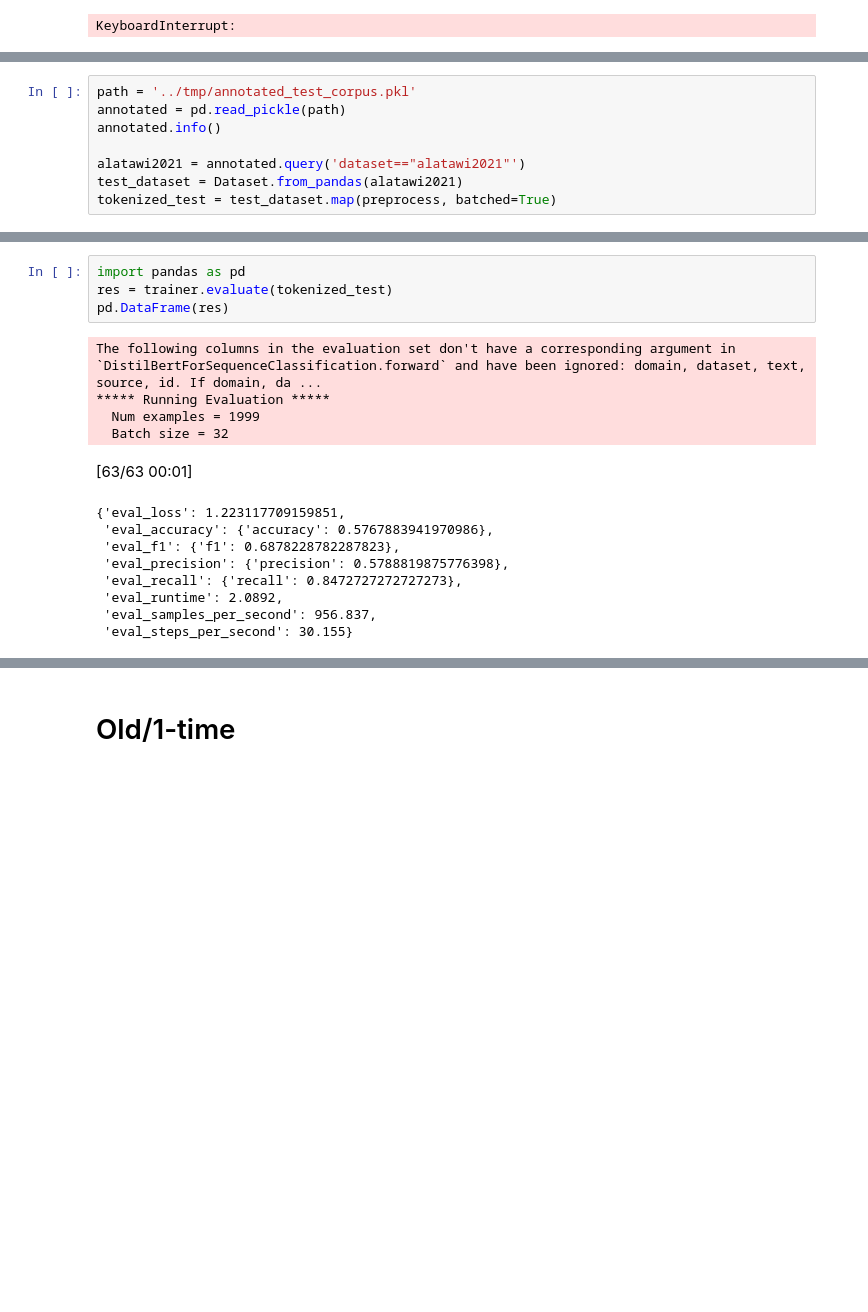
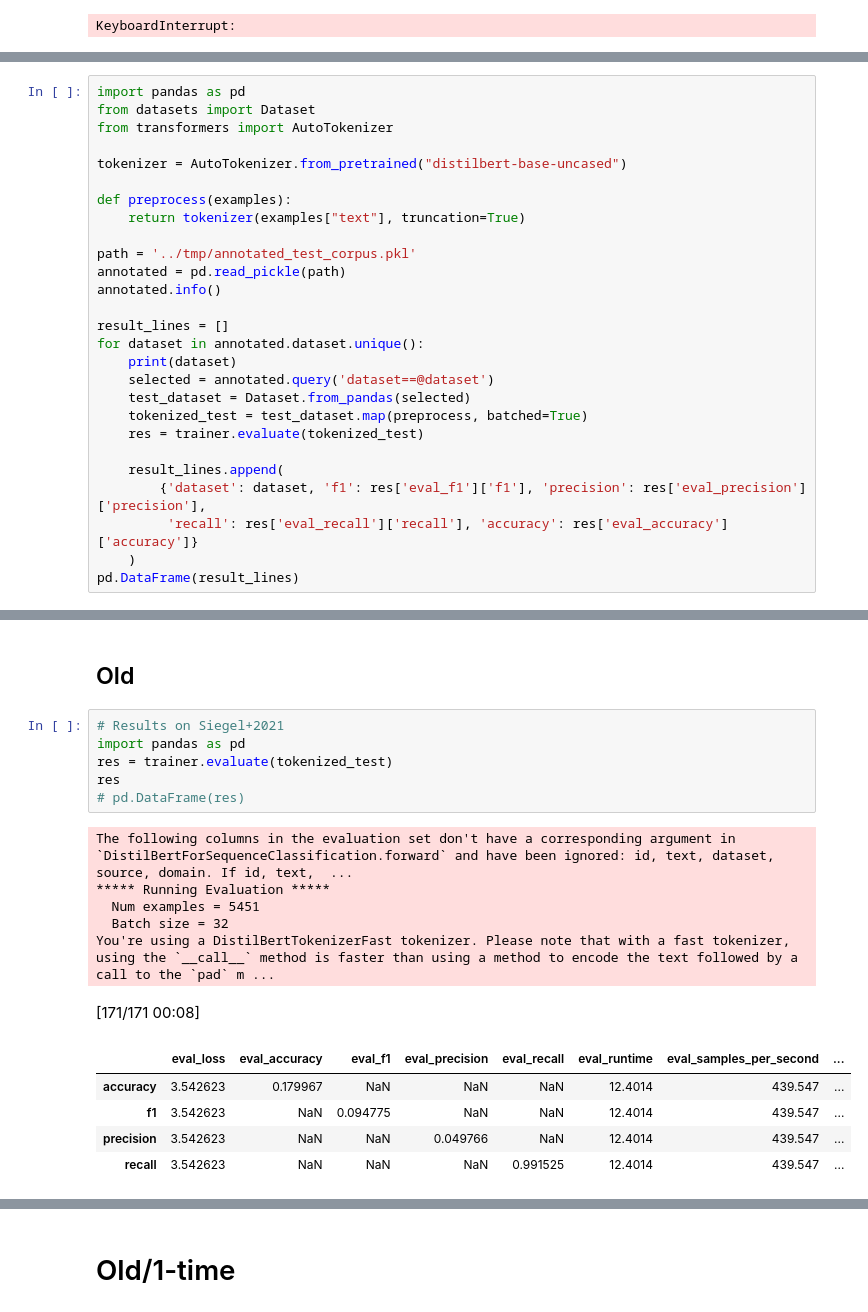
Before and after one commit to michaelmilleryoder/white_supremacist_lang, a Jupyter notebook: jupyter/bert_classifier.ipynb, the cells around one changed output, grey strips where cells are left out. Drawn from its saved outputs; the diff is of its cells as text; blank space fills up the shorter version.

Commit message:
more eval

```diff
--- a/jupyter/bert_classifier.ipynb
+++ b/jupyter/bert_classifier.ipynb
@@ -129,8 +110,0 @@ KeyboardInterrupt:
-# %%
-path = '../tmp/annotated_test_corpus.pkl'
-annotated = pd.read_pickle(path)
-annotated.info()
-
-alatawi2021 = annotated.query('dataset=="alatawi2021"')
-test_dataset = Dataset.from_pandas(alatawi2021)
-tokenized_test = test_dataset.map(preprocess, batched=True)
@@ -149,0 +111,27 @@ memory usage: 93.7+ KB
+# %%
+import pandas as pd
+from datasets import Dataset
+from transformers import AutoTokenizer
+
+tokenizer = AutoTokenizer.from_pretrained("distilbert-base-uncased")
+
+def preprocess(examples):
+    return tokenizer(examples["text"], truncation=True)
+
+path = '../tmp/annotated_test_corpus.pkl'
+annotated = pd.read_pickle(path)
+annotated.info()
+
+result_lines = []
+for dataset in annotated.dataset.unique():
+    print(dataset)
+    selected = annotated.query('dataset==@dataset')
+    test_dataset = Dataset.from_pandas(selected)
+    tokenized_test = test_dataset.map(preprocess, batched=True)
+    res = trainer.evaluate(tokenized_test)
+
+    result_lines.append(
+        {'dataset': dataset, 'f1': res['eval_f1']['f1'], 'precision': res['eval_precision']['precision'],
+         'recall': res['eval_recall']['recall'], 'accuracy': res['eval_accuracy']['accuracy']}
+    )
+pd.DataFrame(result_lines)
@@ -150,18 +231,20 @@ memory usage: 93.7+ KB
+# %% [markdown]
+## Old
 # %%
+# Results on Siegel+2021
 import pandas as pd
 res = trainer.evaluate(tokenized_test)
-pd.DataFrame(res)
+res
+# pd.DataFrame(res)
 # %% [output]
-The following columns in the evaluation set don't have a corresponding argument in `DistilBertForSequenceClassification.forward` and have been ignored: domain, dataset, text, source, id. If domain, da ...
+The following columns in the evaluation set don't have a corresponding argument in `DistilBertForSequenceClassification.forward` and have been ignored: id, text, dataset, source, domain. If id, text,  ...
 ***** Running Evaluation *****
-  Num examples = 1999
+  Num examples = 5451
   Batch size = 32
+You're using a DistilBertTokenizerFast tokenizer. Please note that with a fast tokenizer, using the `__call__` method is faster than using a method to encode the text followed by a call to the `pad` m ...
-[63/63 00:01]
+[171/171 00:08]
-{'eval_loss': 1.223117709159851,
- 'eval_accuracy': {'accuracy': 0.5767883941970986},
- 'eval_f1': {'f1': 0.6878228782287823},
- 'eval_precision': {'precision': 0.5788819875776398},
- 'eval_recall': {'recall': 0.8472727272727273},
- 'eval_runtime': 2.0892,
- 'eval_samples_per_second': 956.837,
- 'eval_steps_per_second': 30.155}
+|  | eval_loss | eval_accuracy | eval_f1 | eval_precision | eval_recall | eval_runtime | eval_samples_per_second | ... |
+| accuracy | 3.542623 | 0.179967 | NaN | NaN | NaN | 12.4014 | 439.547 | ... |
+| f1 | 3.542623 | NaN | 0.094775 | NaN | NaN | 12.4014 | 439.547 | ... |
+| precision | 3.542623 | NaN | NaN | 0.049766 | NaN | 12.4014 | 439.547 | ... |
+| recall | 3.542623 | NaN | NaN | NaN | 0.991525 | 12.4014 | 439.547 | ... |
```
Also changed, not shown: parts of 14 cells of this notebook, 2 other files.
